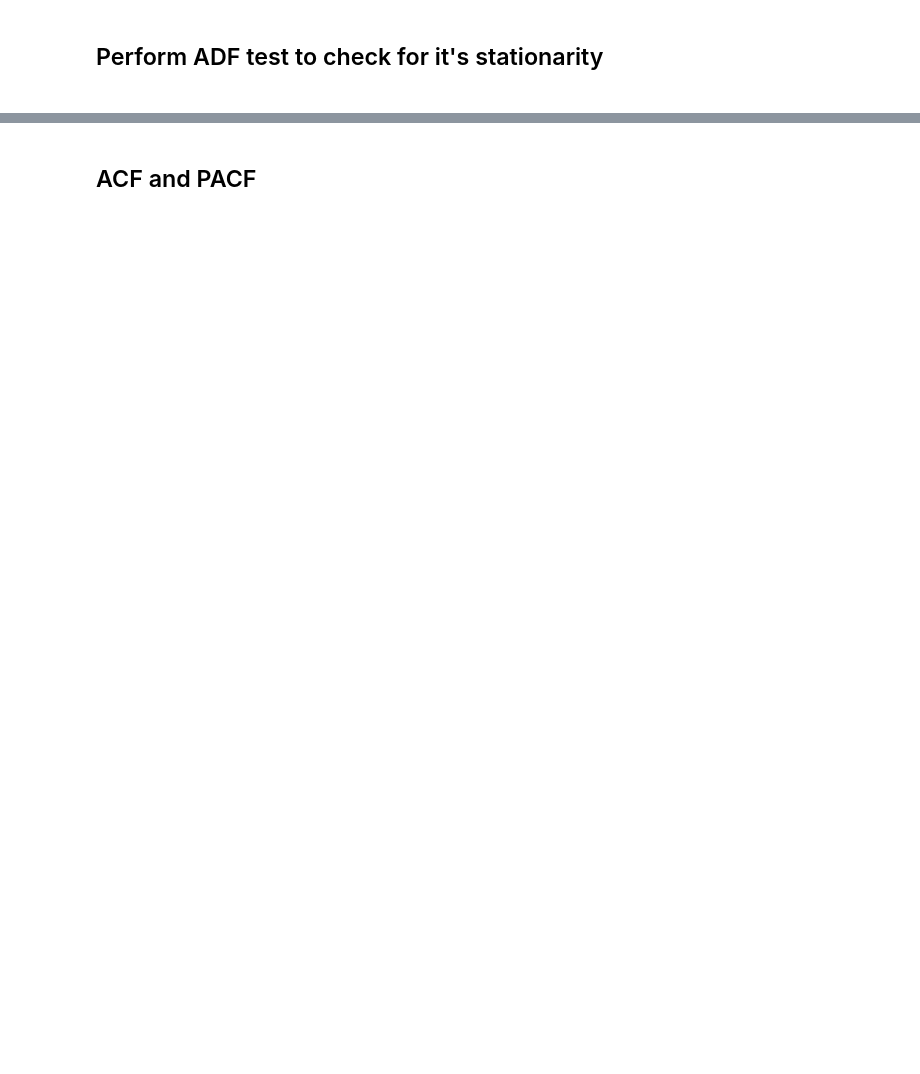
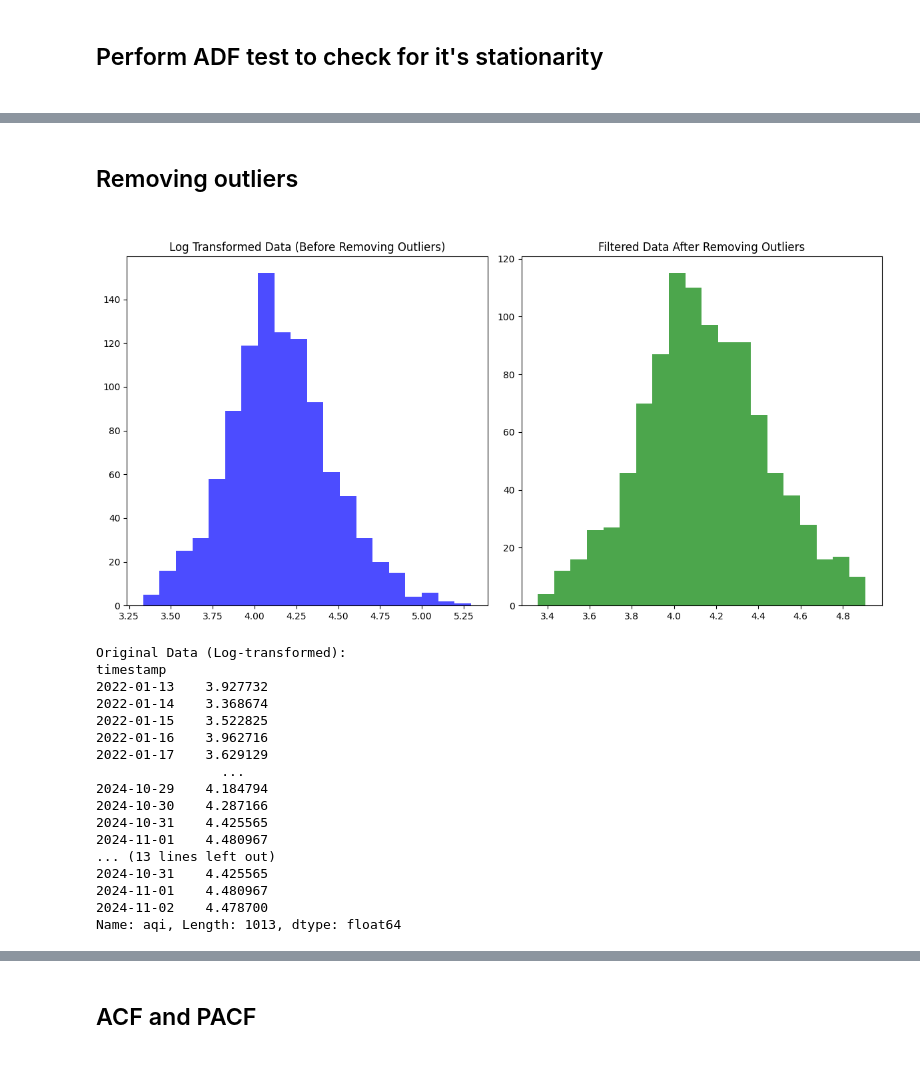
Before and after one commit to perviz822/AQI-predictor, a Jupyter notebook: preprocess.ipynb, the cells around one changed output, grey strips where cells are left out. Drawn from its saved outputs; the diff is of its cells as text; code cells hidden in the pictures; blank space fills up the shorter version.

```diff
--- a/preprocess.ipynb
+++ b/preprocess.ipynb
@@ -58,0 +70,57 @@ Critical Values: {'1%': np.float64(-3.436783610904024), '5%': np.float64(-2.8643
+# %% [markdown]
+<h2> Removing outliers <h2>
+# %%
+import numpy as np
+aqi_daily_log = np.log(aqi_daily + 1)  # Add 1 to avoid log(0)
+
+Q1 = aqi_daily_log.quantile(0.25)
+Q3 = aqi_daily_log.quantile(0.75)
+IQR = Q3 - Q1
+
+# Define the lower and upper bounds for outliers
+lower_bound = Q1 - 1.5 * IQR
+upper_bound = Q3 + 1.5 * IQR
+
+# Filter the data to remove outliers
+filtered_aqi_daily = aqi_daily_log[(aqi_daily_log >= lower_bound) & (aqi_daily_log <= upper_bound)]
+
+# Step 3: Plot the original and filtered data to visualize the effect of outlier removal
+plt.figure(figsize=(12, 6))
+
+# Plot Original Data (log-transformed values)
+plt.subplot(1, 2, 1)
+plt.hist(aqi_daily_log, bins=20, color='blue', alpha=0.7)
+plt.title('Log Transformed Data (Before Removing Outliers)')
+
+# Plot Filtered Data (log-transformed values after removing outliers)
+plt.subplot(1, 2, 2)
+plt.hist(filtered_aqi_daily, bins=20, color='green', alpha=0.7)
+plt.title('Filtered Data After Removing Outliers')
+
+plt.tight_layout()
+plt.show()
+
+# Print the original and filtered data
+print("Original Data (Log-transformed):")
+print(aqi_daily_log)
+print("\nFiltered Data (after removing outliers):")
+print(filtered_aqi_daily)
+# %% [output]
+[figure, added]
+Original Data (Log-transformed):
+timestamp
+2022-01-13    3.927732
+2022-01-14    3.368674
+2022-01-15    3.522825
+2022-01-16    3.962716
+2022-01-17    3.629129
+                ...
+2024-10-29    4.184794
+2024-10-30    4.287166
+2024-10-31    4.425565
+2024-11-01    4.480967
+... (13 lines left out)
+2024-10-31    4.425565
+2024-11-01    4.480967
+2024-11-02    4.478700
+Name: aqi, Length: 1013, dtype: float64
```
Also changed, not shown: parts of 21 cells of this notebook, 1 other file.
